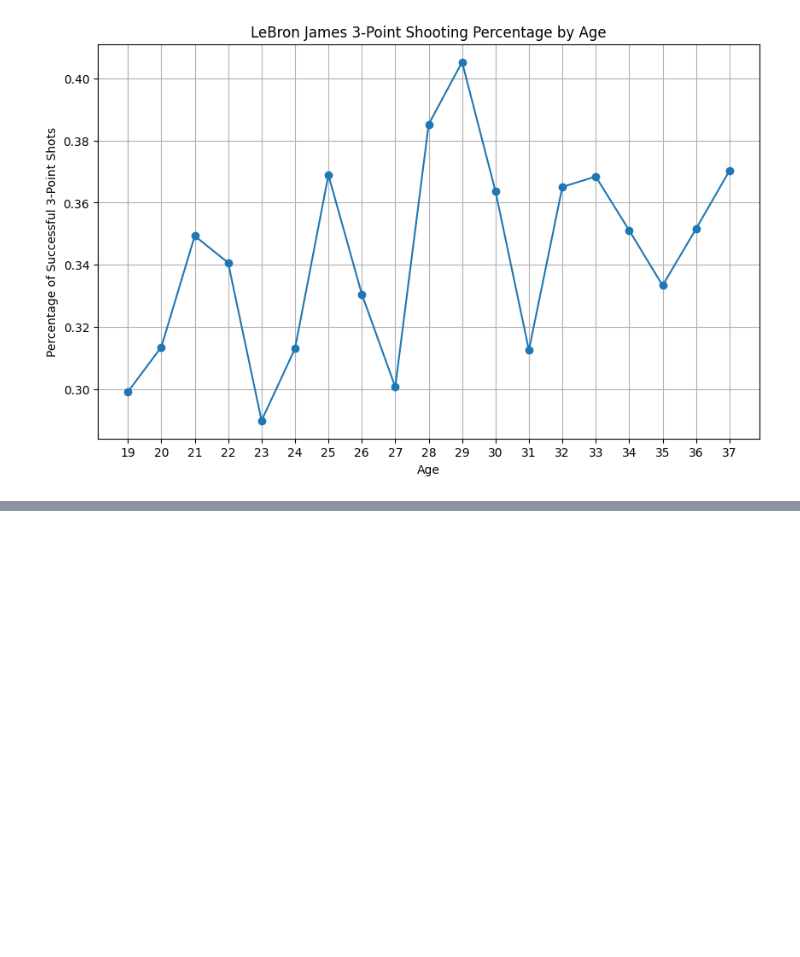
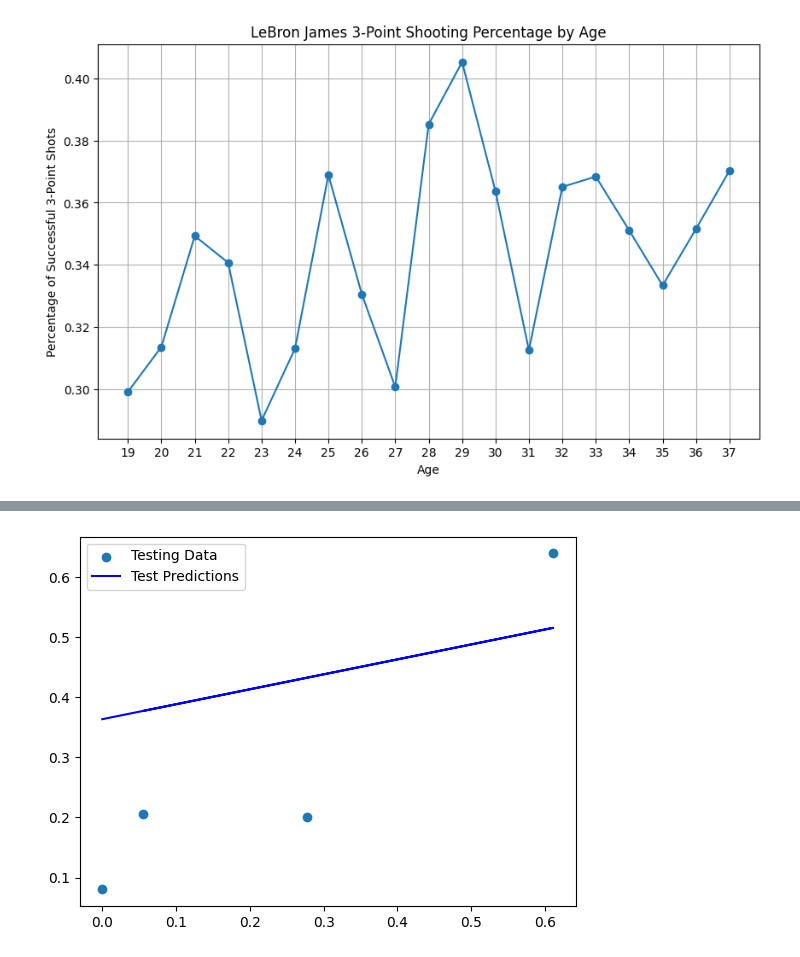
Before and after one commit to MehrCodeLand/machine-learning, a Jupyter notebook: Torch/lebron_james_data.ipynb, the cells around one changed output, grey strips where cells are left out. Drawn from its saved outputs; the diff is of its cells as text; code cells hidden in the pictures; blank space fills up the shorter version.

```diff
--- a/Torch/lebron_james_data.ipynb
+++ b/Torch/lebron_james_data.ipynb
@@ -275,0 +354,10 @@ plt.show()
+# %%
+# Step 8: Visualize Testing Results
+with torch.no_grad():
+    test_predicted = model(X_test).numpy()
+plt.scatter(X_test.numpy(), y_test.numpy(), label='Testing Data')
+plt.plot(X_test.numpy(), test_predicted, color='blue', label='Test Predictions')
+plt.legend()
+plt.show()
+# %% [output]
+[figure, added]
```
Also changed, not shown: parts of 10 cells of this notebook, 1 other file.
